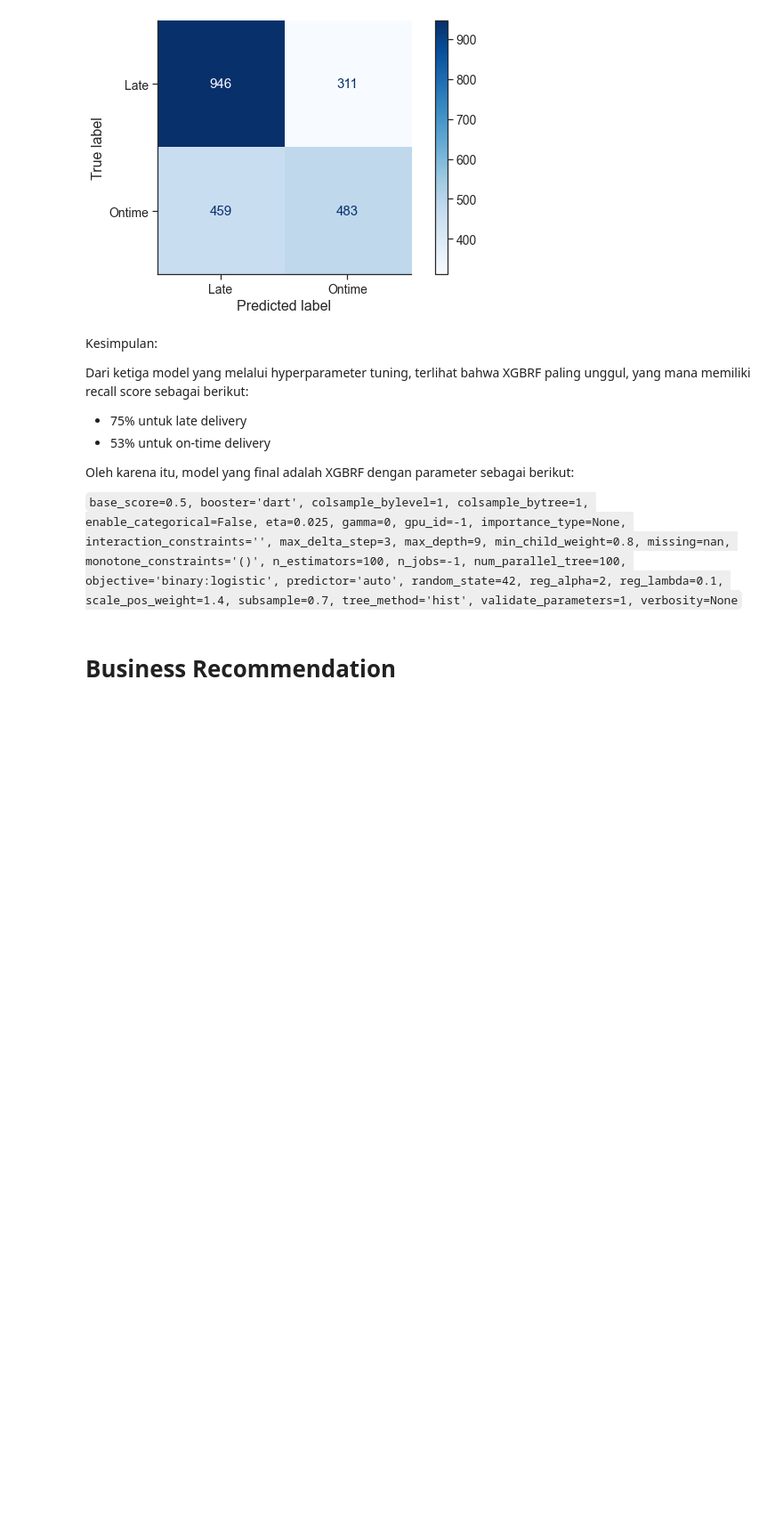
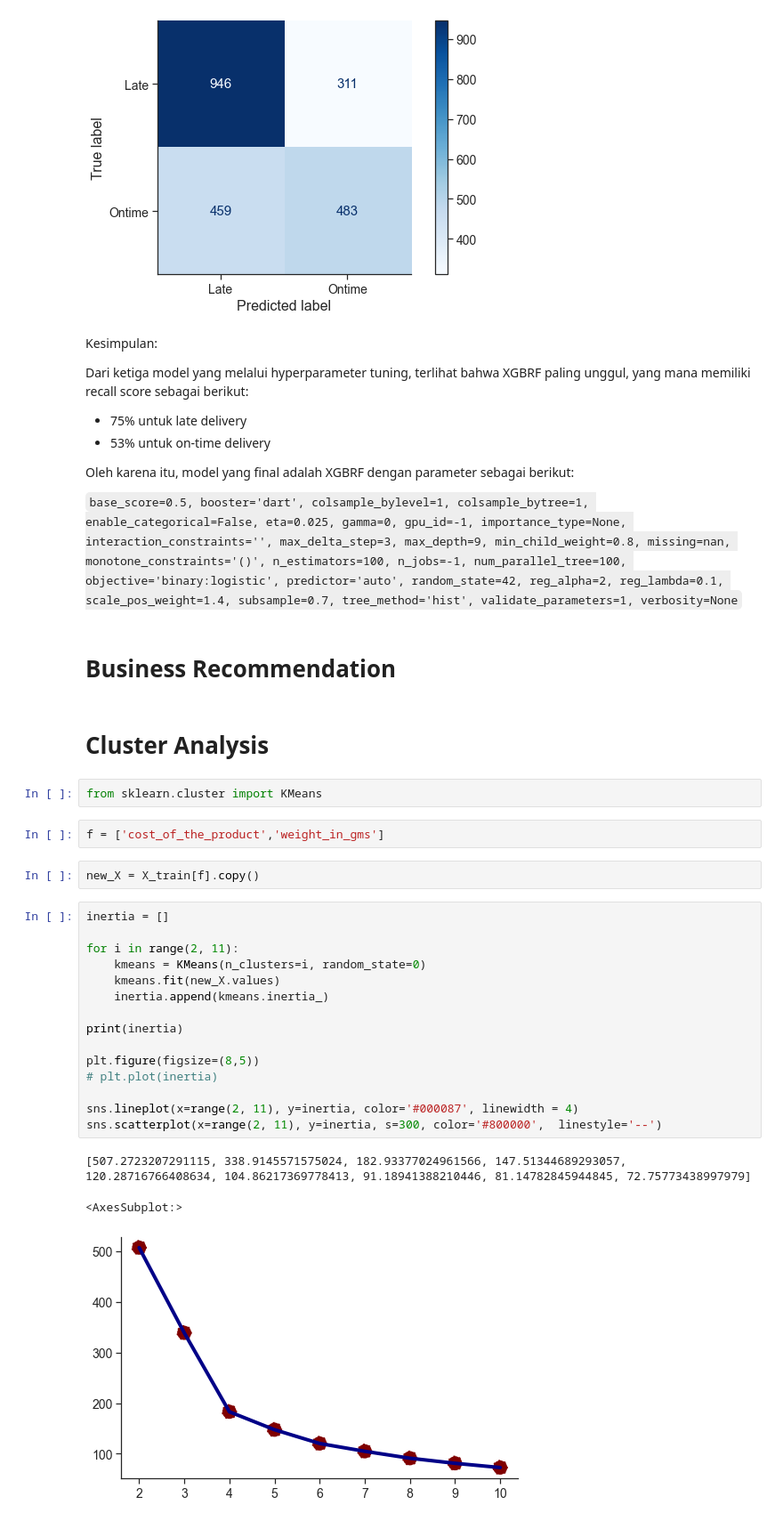
Before and after one commit to fnurrahmadi/data-portfolio, a Jupyter notebook: E-Commerce Shipping Data/project.ipynb, the cells around one changed output. Shown at 89% size. Cells and saved outputs as stored; diff of their text form; blank space fills up the shorter version.

```diff
--- a/E-Commerce Shipping Data/project.ipynb
+++ b/E-Commerce Shipping Data/project.ipynb
@@ -2352,3 +2345,30 @@ Oleh karena itu, model yang final adalah XGBRF dengan parameter sebagai berikut:
 `base_score=0.5, booster='dart', colsample_bylevel=1, colsample_bytree=1, enable_categorical=False, eta=0.025, gamma=0, gpu_id=-1, importance_type=None, interaction_constraints='', max_delta_step=3, max_depth=9, min_child_weight=0.8, missing=nan, monotone_constraints='()', n_estimators=100, n_jobs=-1, num_parallel_tree=100, objective='binary:logistic', predictor='auto', random_state=42, reg_alpha=2, reg_lambda=0.1, scale_pos_weight=1.4, subsample=0.7, tree_method='hist', validate_parameters=1, verbosity=None`
 # %% [markdown]
 # Business Recommendation
+# %% [markdown]
+# Cluster Analysis
+# %%
+from sklearn.cluster import KMeans
+# %%
+f = ['cost_of_the_product','weight_in_gms']
+# %%
+new_X = X_train[f].copy()
+# %%
+inertia = []
+
+for i in range(2, 11):
+    kmeans = KMeans(n_clusters=i, random_state=0)
+    kmeans.fit(new_X.values)
+    inertia.append(kmeans.inertia_)
+
+print(inertia)
+
+plt.figure(figsize=(8,5))
+# plt.plot(inertia)
+
+sns.lineplot(x=range(2, 11), y=inertia, color='#000087', linewidth = 4)
+sns.scatterplot(x=range(2, 11), y=inertia, s=300, color='#800000',  linestyle='--')
+# %% [output]
+[507.2723207291115, 338.9145571575024, 182.93377024961566, 147.51344689293057, 120.28716766408634, 104.86217369778413, 91.18941388210446, 81.14782845944845, 72.75773438997979]
+<AxesSubplot:>
+[figure, added]
```
Also changed, not shown: parts of 27 cells of this notebook, 1 other file.
